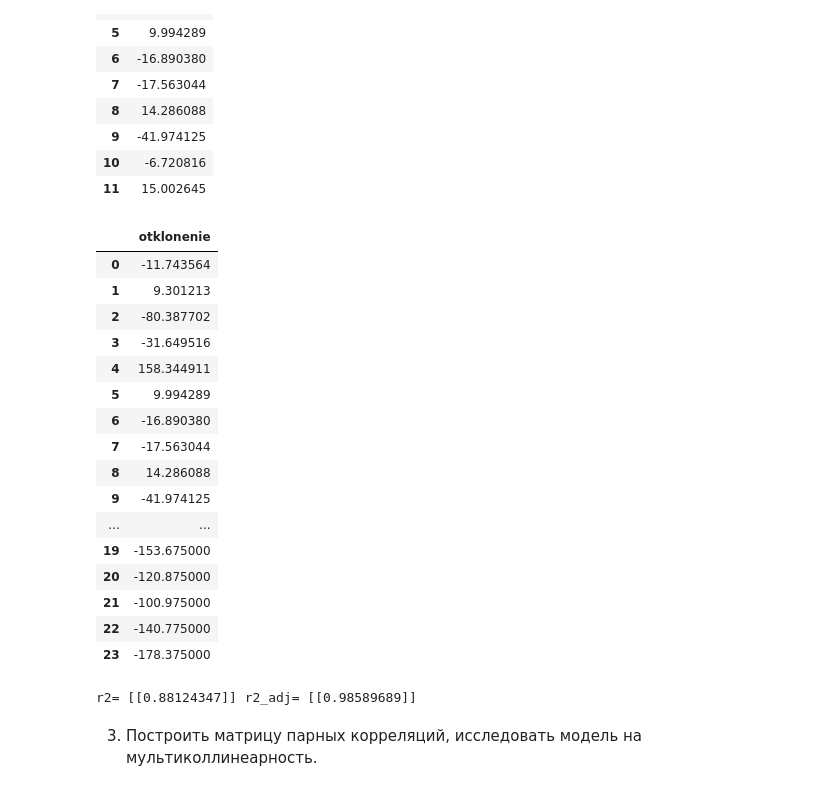
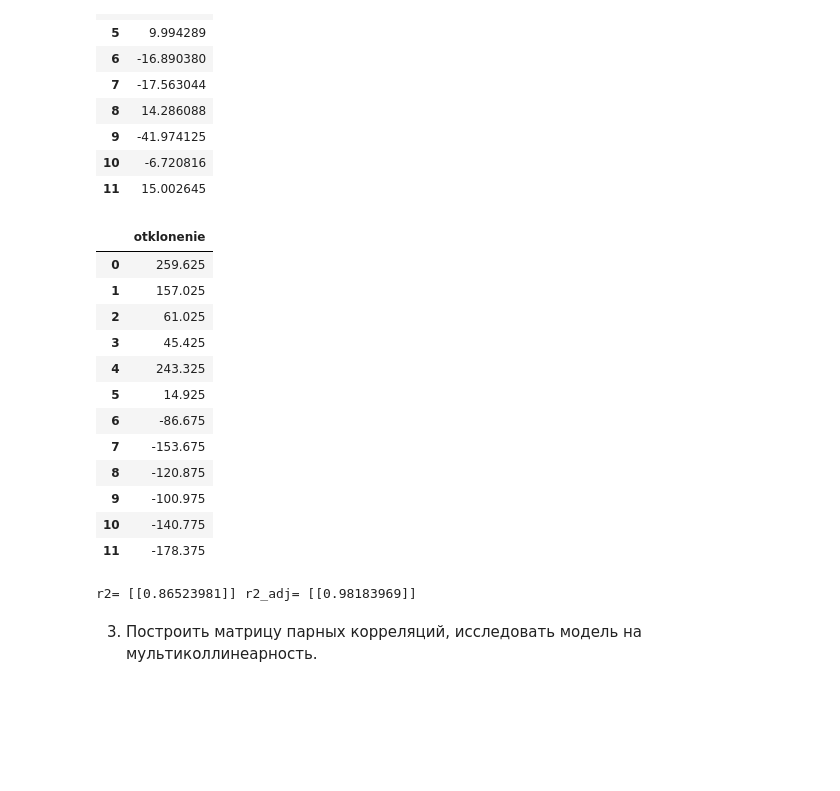
Before and after one commit to CepbluKot/stats, a Jupyter notebook: correct/lr5.ipynb, the cells around one changed output. Cells and saved outputs as stored; diff of their text form; code cells hidden in the pictures; blank space fills up the shorter version.

```diff
--- a/correct/lr5.ipynb
+++ b/correct/lr5.ipynb
@@ -420,32 +420,28 @@ ostatki_df
 # %%
 y_avg = count_avg(df['y'])
 
 otklonenie_df = pd.DataFrame( columns=[ 'otklonenie'])
 otklonenie = []
 
 for row_id in range(len(df['x1'])):
-    ostatki.append(df['y'][row_id]  - y_avg)
+    otklonenie.append(df['y'][row_id]  - y_avg)
 
-otklonenie_df.otklonenie = ostatki
+otklonenie_df.otklonenie = otklonenie
 otklonenie_df
 # %% [output]
 |  | otklonenie |
-| 0 | -11.743564 |
-| 1 | 9.301213 |
-| 2 | -80.387702 |
-| 3 | -31.649516 |
-| 4 | 158.344911 |
-| 5 | 9.994289 |
-| 6 | -16.890380 |
-| 7 | -17.563044 |
-| 8 | 14.286088 |
-| 9 | -41.974125 |
-| ... | ... |
-| 19 | -153.675000 |
-| 20 | -120.875000 |
-| 21 | -100.975000 |
-| 22 | -140.775000 |
-| 23 | -178.375000 |
+| 0 | 259.625 |
+| 1 | 157.025 |
+| 2 | 61.025 |
+| 3 | 45.425 |
+| 4 | 243.325 |
+| 5 | 14.925 |
+| 6 | -86.675 |
+| 7 | -153.675 |
+| 8 | -120.875 |
+| 9 | -100.975 |
+| 10 | -140.775 |
+| 11 | -178.375 |
 # %%
 # коэф детерминации
 
@@ -459,7 +455,7 @@ r2_adj = 1 - ( np.dot(ostatki_mat.T, ostatki_mat) ** 2 / np.dot(otklonenie_mat.T
 
 print('r2=',r2, 'r2_adj=',r2_adj)
 # %% [output]
-r2= [[0.88124347]] r2_adj= [[0.98589689]]
+r2= [[0.86523981]] r2_adj= [[0.98183969]]
 # %% [markdown]
 3. Построить матрицу парных корреляций, исследовать модель на
 мультиколлинеарность.
```
Also changed, not shown: parts of 7 cells of this notebook.
